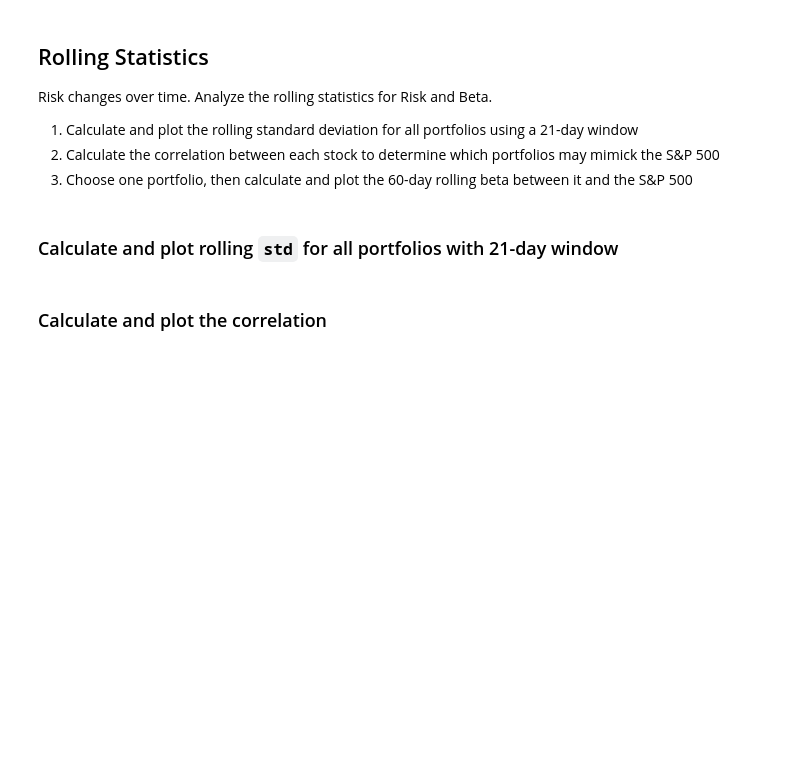
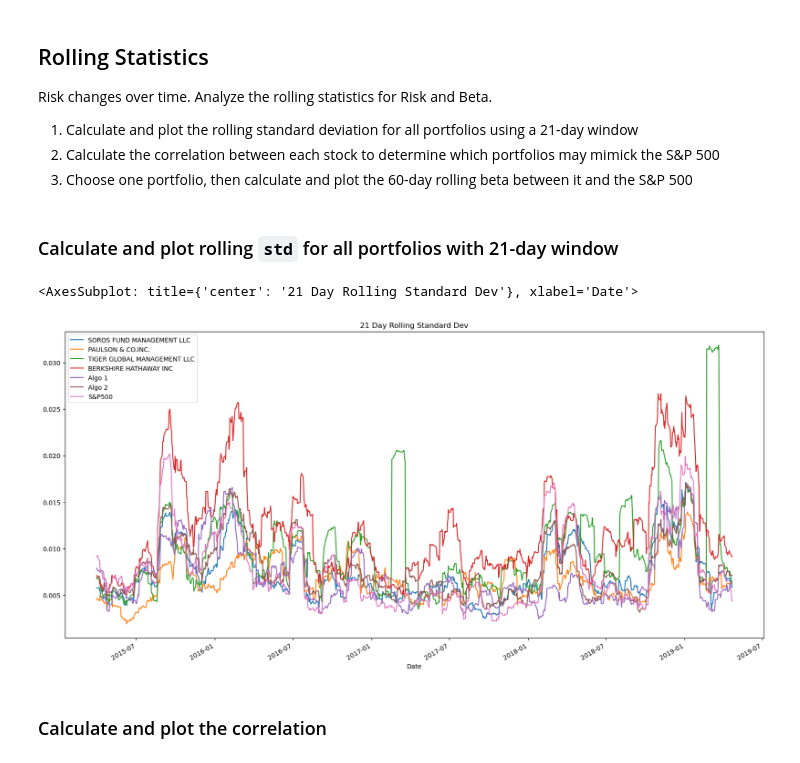
Before and after one commit to EamonnFlynn8/Module_4_Challenge, a Jupyter notebook: Starter_Code/whale_analysis.ipynb, the cells around one changed output. Drawn from its saved outputs; the diff is of its cells as text; code cells hidden in the pictures; blank space fills up the shorter version.

```diff
--- a/Starter_Code/whale_analysis.ipynb
+++ b/Starter_Code/whale_analysis.ipynb
@@ -268,8 +286,12 @@ Risk changes over time. Analyze the rolling statistics for Risk and Beta.
 ### Calculate and plot rolling `std` for all portfolios with 21-day window
 # %%
 # Calculate the rolling standard deviation for all portfolios using a 21-day window
-
+all_portfolios_roll_std = all_portfolios.rolling(window=21).std()
 # Plot the rolling standard deviation
+all_portfolios_roll_std.plot(figsize=(20,10), title="21 Day Rolling Standard Dev")
+# %% [output]
+<AxesSubplot: title={'center': '21 Day Rolling Standard Dev'}, xlabel='Date'>
+[figure, added]
 # %% [markdown]
 ### Calculate and plot the correlation
 # %%
```
Also changed, not shown: parts of 31 cells of this notebook.
